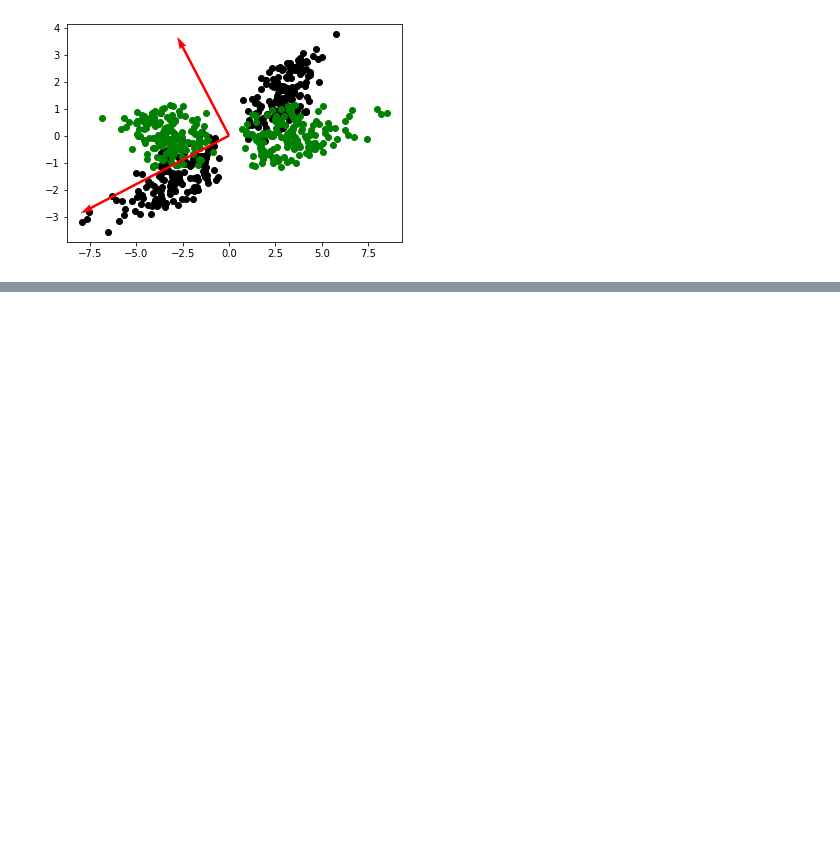
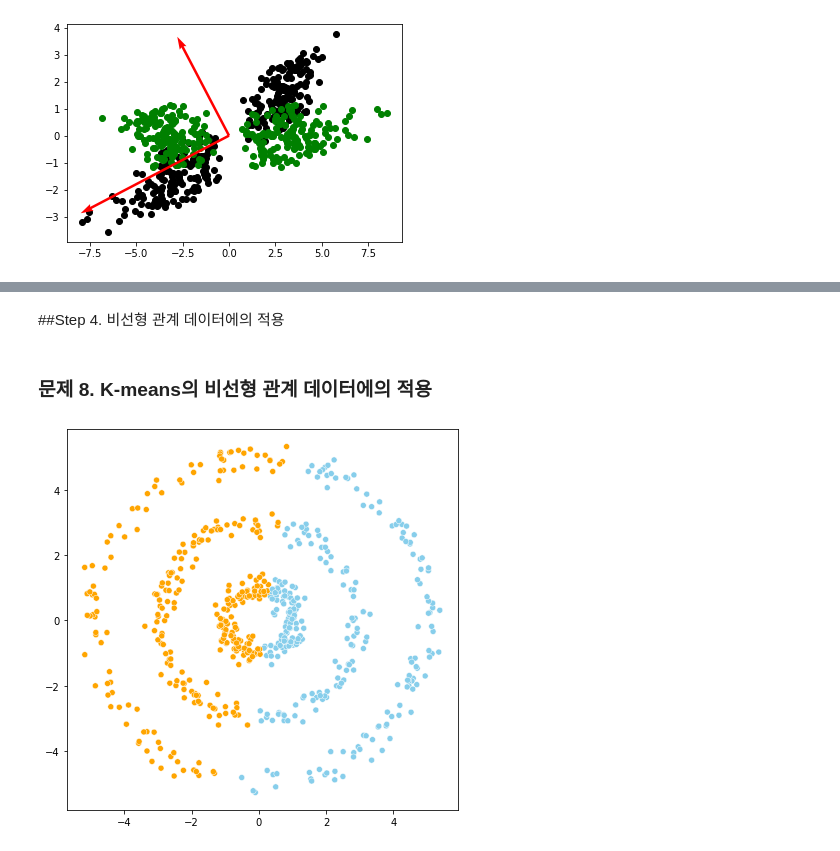
Before and after one commit to spacemaninSeoul/fast_campus_ML300, a Jupyter notebook: ML300P3패턴인식C2.ipynb, the cells around one changed output, grey strips where cells are left out. Cells and saved outputs as stored; diff of their text form; code cells hidden in the pictures; blank space fills up the shorter version.

```diff
--- a/ML300P3패턴인식C2.ipynb
+++ b/ML300P3패턴인식C2.ipynb
@@ -422,0 +498,18 @@ plt.show()
+# %% [markdown]
+##Step 4. 비선형 관계 데이터에의 적용
+# %% [markdown]
+### 문제 8. K-means의 비선형 관계 데이터에의 적용
+# %%
+## (문제) 비선형 관계 데이터인 X_2를 바탕으로 sklearn.cluster.KMeans를 활용하여 클러스터를 생성한 후
+# seaborn.scatterplot을 이용하고 클러스터별 color_code를 적용하여 플랏을 그립니다.
+color_code = {0:'Orange', 1:'Skyblue'}
+plt.figure(figsize=(7, 7))
+
+km = KMeans(n_clusters = 2, random_state=1)
+km.fit(X_2)
+y_km = km.labels_
+
+sns.scatterplot(x=X_2[:,0], y=X_2[:, 1], c=[color_code.get(i) for i in y_km])
+plt.show()
+# %% [output]
+[figure, added]
```
Also changed, not shown: parts of 10 cells of this notebook.
